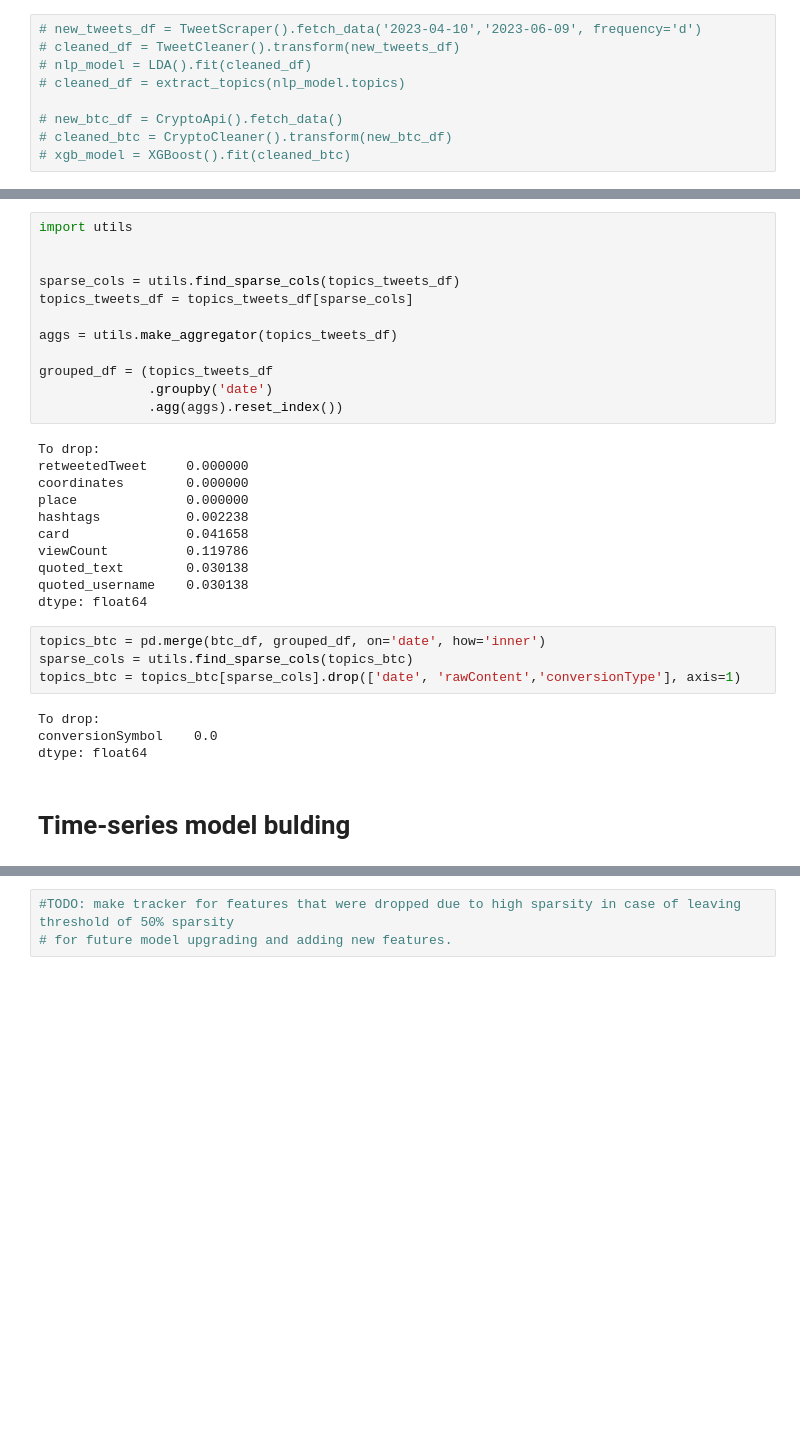
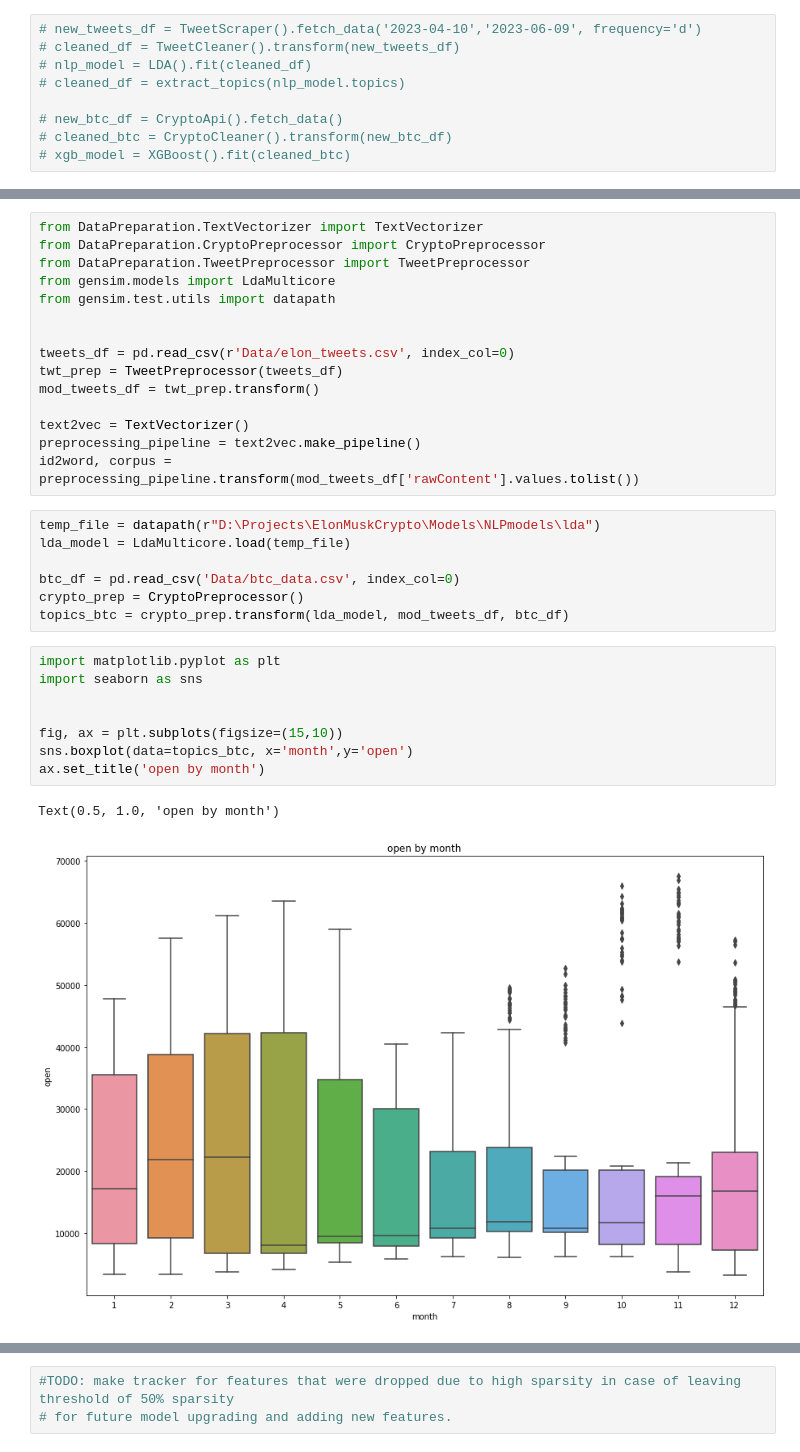
Before and after one commit to Mierva/ElonsCryptoEffect, a Jupyter notebook: main.ipynb, the cells around one changed output, grey strips where cells are left out. Saved outputs shown, nothing was run; the diff lists cells and outputs as text; blank space fills up the shorter version.

Commit message:
wrapped data preparation code into separate files, building regression model
renamed few files

```diff
--- a/main.ipynb
+++ b/main.ipynb
@@ -136,33 +33,33 @@ topics_tweets_df['date'] = pd.to_datetime(topics_tweets_df['date']).dt.date
-# %%
-import utils
-
-
-sparse_cols = utils.find_sparse_cols(topics_tweets_df)
-topics_tweets_df = topics_tweets_df[sparse_cols]
-
-aggs = utils.make_aggregator(topics_tweets_df)
-
-grouped_df = (topics_tweets_df
-              .groupby('date')
-              .agg(aggs).reset_index())
-# %% [output]
-To drop:
-retweetedTweet     0.000000
-coordinates        0.000000
-place              0.000000
-hashtags           0.002238
-card               0.041658
-viewCount          0.119786
-quoted_text        0.030138
-quoted_username    0.030138
-dtype: float64
-# %%
-topics_btc = pd.merge(btc_df, grouped_df, on='date', how='inner')
-sparse_cols = utils.find_sparse_cols(topics_btc)
-topics_btc = topics_btc[sparse_cols].drop(['date', 'rawContent','conversionType'], axis=1)
-# %% [output]
-To drop:
-conversionSymbol    0.0
-dtype: float64
-# %% [markdown]
-# Time-series model bulding
+# %%
+from DataPreparation.TextVectorizer import TextVectorizer
+from DataPreparation.CryptoPreprocessor import CryptoPreprocessor
+from DataPreparation.TweetPreprocessor import TweetPreprocessor
+from gensim.models import LdaMulticore
+from gensim.test.utils import datapath
+
+
+tweets_df = pd.read_csv(r'Data/elon_tweets.csv', index_col=0)
+twt_prep = TweetPreprocessor(tweets_df)
+mod_tweets_df = twt_prep.transform()
+
+text2vec = TextVectorizer()
+preprocessing_pipeline = text2vec.make_pipeline()
+id2word, corpus = preprocessing_pipeline.transform(mod_tweets_df['rawContent'].values.tolist())
+# %%
+temp_file = datapath(r"D:\Projects\ElonMuskCrypto\Models\NLPmodels\lda")
+lda_model = LdaMulticore.load(temp_file)
+
+btc_df = pd.read_csv('Data/btc_data.csv', index_col=0)
+crypto_prep = CryptoPreprocessor()
+topics_btc = crypto_prep.transform(lda_model, mod_tweets_df, btc_df)
+# %%
+import matplotlib.pyplot as plt
+import seaborn as sns
+
+
+fig, ax = plt.subplots(figsize=(15,10))
+sns.boxplot(data=topics_btc, x='month',y='open')
+ax.set_title('open by month')
+# %% [output]
+Text(0.5, 1.0, 'open by month')
+[figure, added]
```
Also changed, not shown: parts of 13 cells of this notebook, 6 other files.
